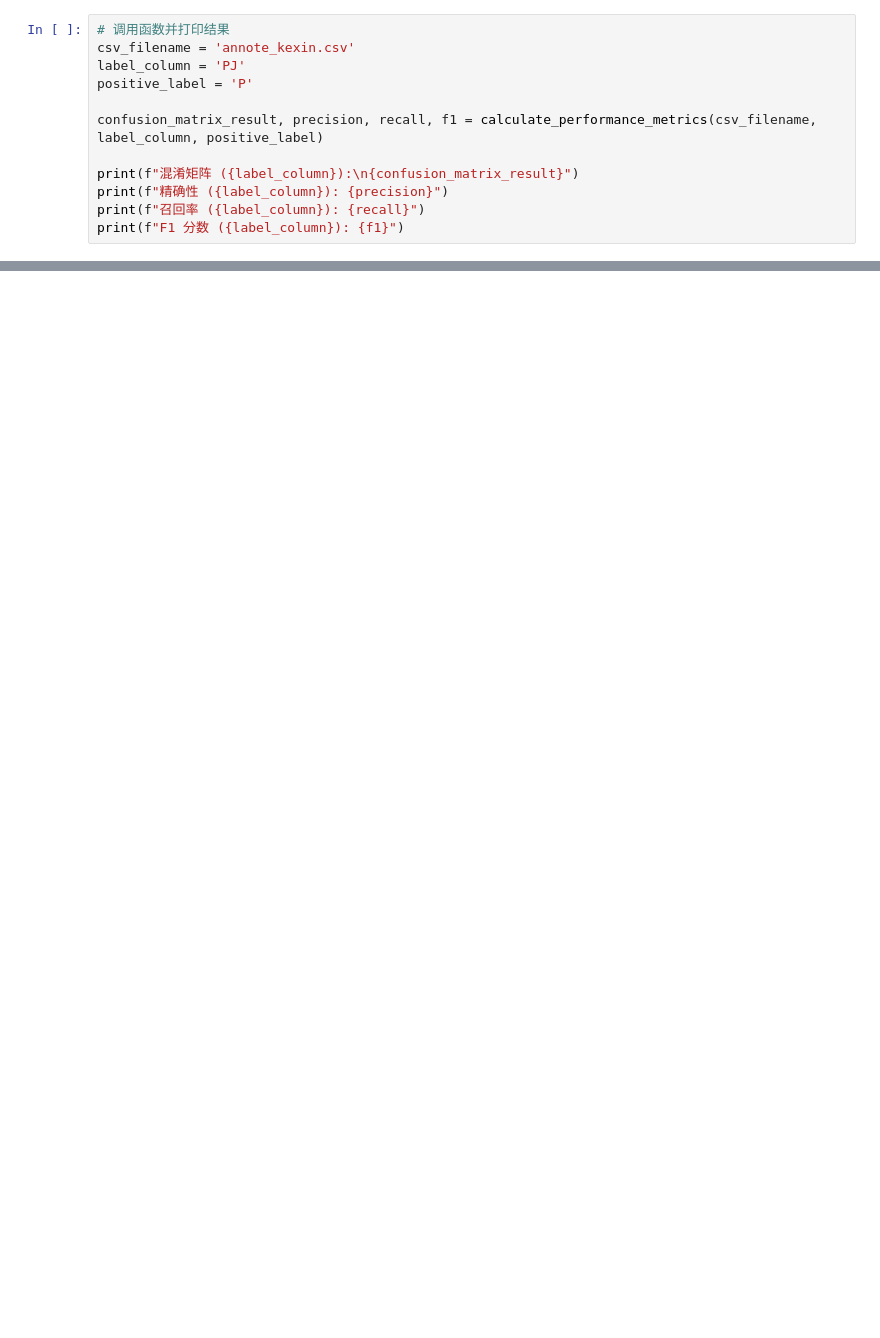
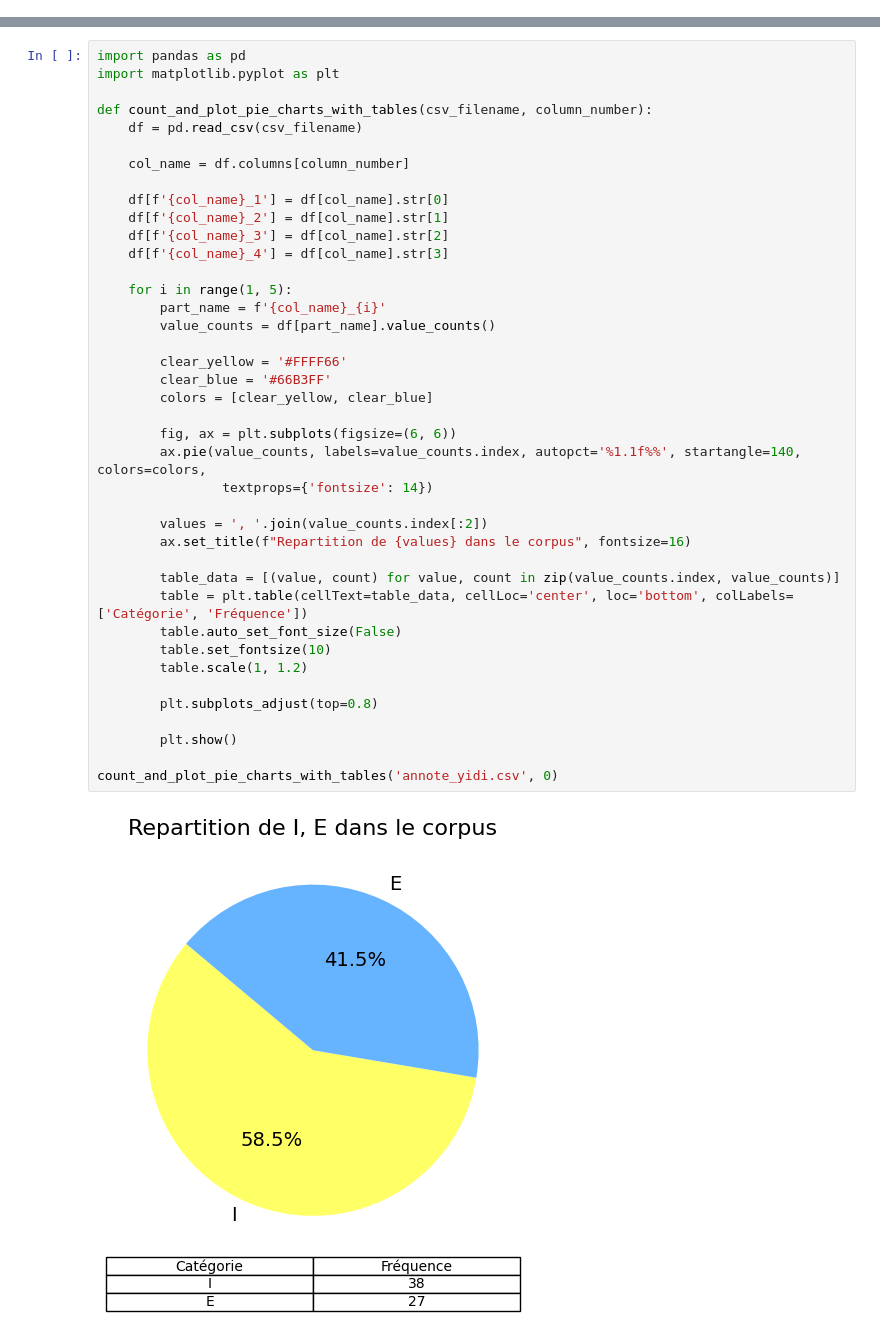
Before and after one commit to Yidi-Huang/DetectionMBTI, a Jupyter notebook: Resultat_kexin.ipynb, the cells around one changed output, grey strips where cells are left out. Drawn from its saved outputs; the diff is of its cells as text; blank space fills up the shorter version.

```diff
--- a/Resultat_kexin.ipynb
+++ b/Resultat_kexin.ipynb
@@ -408,12 +0,0 @@ ValueError: 混淆矩阵不是2x2的矩阵
-# %%
-# 调用函数并打印结果
-csv_filename = 'annote_kexin.csv'
-label_column = 'PJ'
-positive_label = 'P'
-
-confusion_matrix_result, precision, recall, f1 = calculate_performance_metrics(csv_filename, label_column, positive_label)
-
-print(f"混淆矩阵 ({label_column}):\n{confusion_matrix_result}")
-print(f"精确性 ({label_column}): {precision}")
-print(f"召回率 ({label_column}): {recall}")
-print(f"F1 分数 ({label_column}): {f1}")
@@ -421,0 +28,42 @@ ValueError: Target is multiclass but average='binary'. Please choose another ave
+# %%
+import pandas as pd
+import matplotlib.pyplot as plt
+
+def count_and_plot_pie_charts_with_tables(csv_filename, column_number):
+    df = pd.read_csv(csv_filename)
+
+    col_name = df.columns[column_number]
+
+    df[f'{col_name}_1'] = df[col_name].str[0]
+    df[f'{col_name}_2'] = df[col_name].str[1]
+    df[f'{col_name}_3'] = df[col_name].str[2]
+    df[f'{col_name}_4'] = df[col_name].str[3]
+
+    for i in range(1, 5):
+        part_name = f'{col_name}_{i}'
+        value_counts = df[part_name].value_counts()
+
+        clear_yellow = '#FFFF66'
+        clear_blue = '#66B3FF'
+        colors = [clear_yellow, clear_blue]
+
+        fig, ax = plt.subplots(figsize=(6, 6))
+        ax.pie(value_counts, labels=value_counts.index, autopct='%1.1f%%', startangle=140, colors=colors,
+                textprops={'fontsize': 14})
+
+        values = ', '.join(value_counts.index[:2])
+        ax.set_title(f"Repartition de {values} dans le corpus", fontsize=16)
+
+        table_data = [(value, count) for value, count in zip(value_counts.index, value_counts)]
+        table = plt.table(cellText=table_data, cellLoc='center', loc='bottom', colLabels=['Catégorie', 'Fréquence'])
+        table.auto_set_font_size(False)
+        table.set_fontsize(10)
+        table.scale(1, 1.2)
+
+        plt.subplots_adjust(top=0.8)
+
+        plt.show()
+
+count_and_plot_pie_charts_with_tables('annote_yidi.csv', 0)
+# %% [output]
+[figure, added]
```
Also changed, not shown: parts of 122 cells of this notebook, 1 other file.
